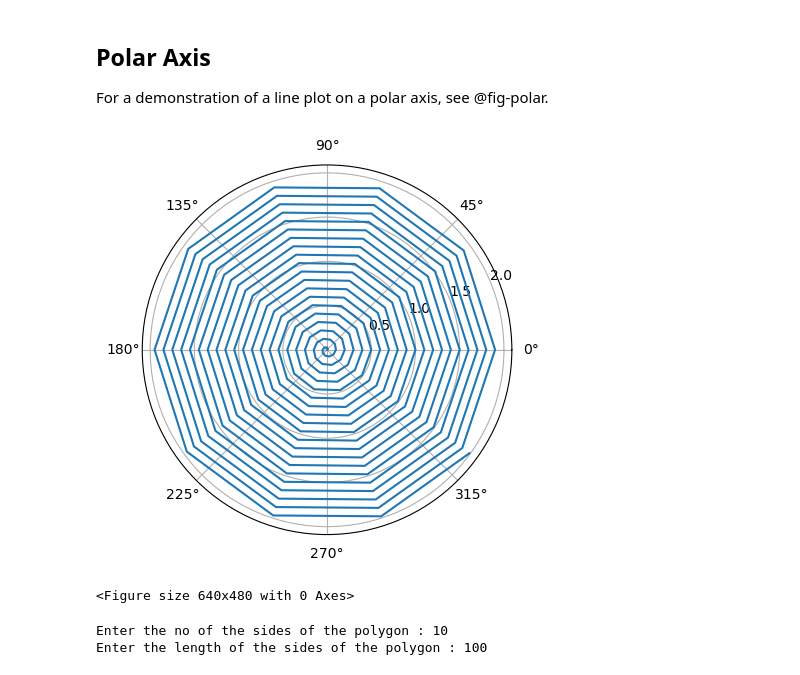
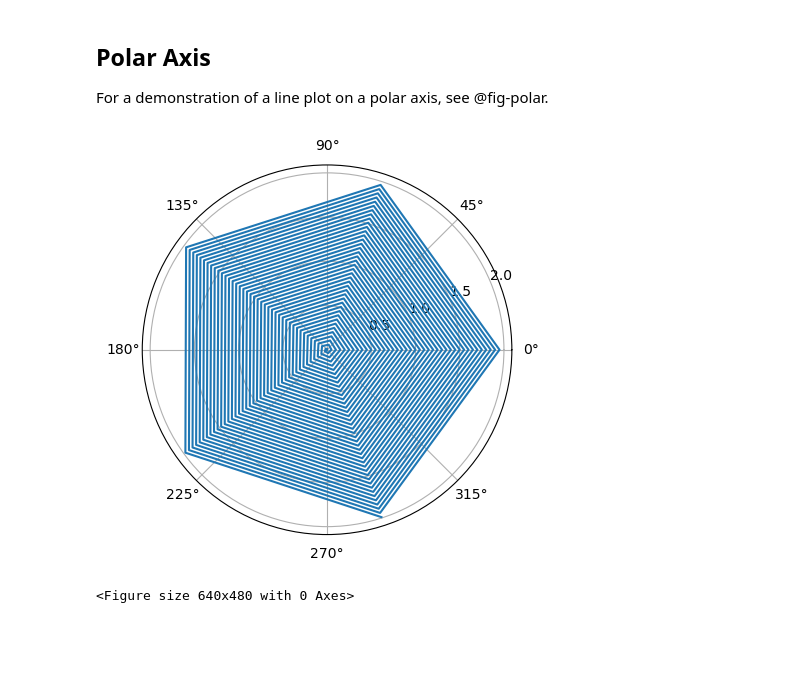
Before and after one commit to AlaoSUL/GitHubActionsDemo, a Jupyter notebook: hello.ipynb, the cells around one changed output. Saved outputs shown, nothing was run; the diff lists cells and outputs as text; code cells hidden in the pictures; blank space fills up the shorter version.

```diff
--- a/hello.ipynb
+++ b/hello.ipynb
@@ -13,21 +13,21 @@ For a demonstration of a line plot on a polar axis, see @fig-polar.
 # %%
 #| label: fig-polar
 #| fig-cap: "A line plot on a polar axis"
 
 import numpy as np
 import matplotlib.pyplot as plt
 
 r = np.arange(0, 2, 0.01)
-theta = 20 * np.pi * r
+theta = 40 * np.pi * r
 fig, ax = plt.subplots(
   subplot_kw = {'projection': 'polar'}
 )
 ax.plot(theta, r)
 ax.set_rticks([0.5, 1, 1.5, 2])
 ax.grid(True)
 plt.show()
 
 plt.savefig("./fig-polar-output-2.png")
 # %% [output]
-[figure, old version]
+[figure, new version]
 <Figure size 640x480 with 0 Axes>
@@ -36,18 +33,0 @@ import turtle
-# %%
-t = turtle.Turtle()
-
-# taking input for the no of the sides of the polygon
-n = int(input("Enter the no of the sides of the polygon : "))
-
-# taking input for the length of the sides of the polygon
-l = int(input("Enter the length of the sides of the polygon : "))
-
-
-for _ in range(n):
-    turtle.forward(l)
-    turtle.right(360 / n)
-
-plt.show(t)
-# %% [output]
-Enter the no of the sides of the polygon : 10
-Enter the length of the sides of the polygon : 100
```
Also changed, not shown: parts of 1 cell of this notebook.
